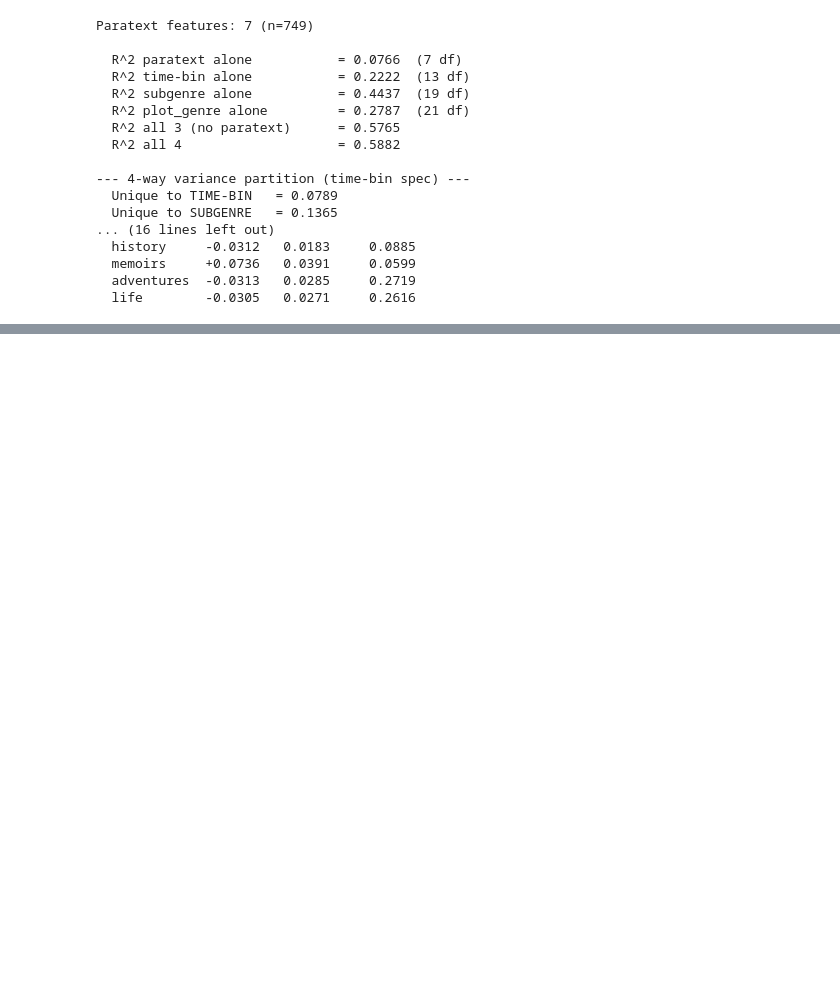
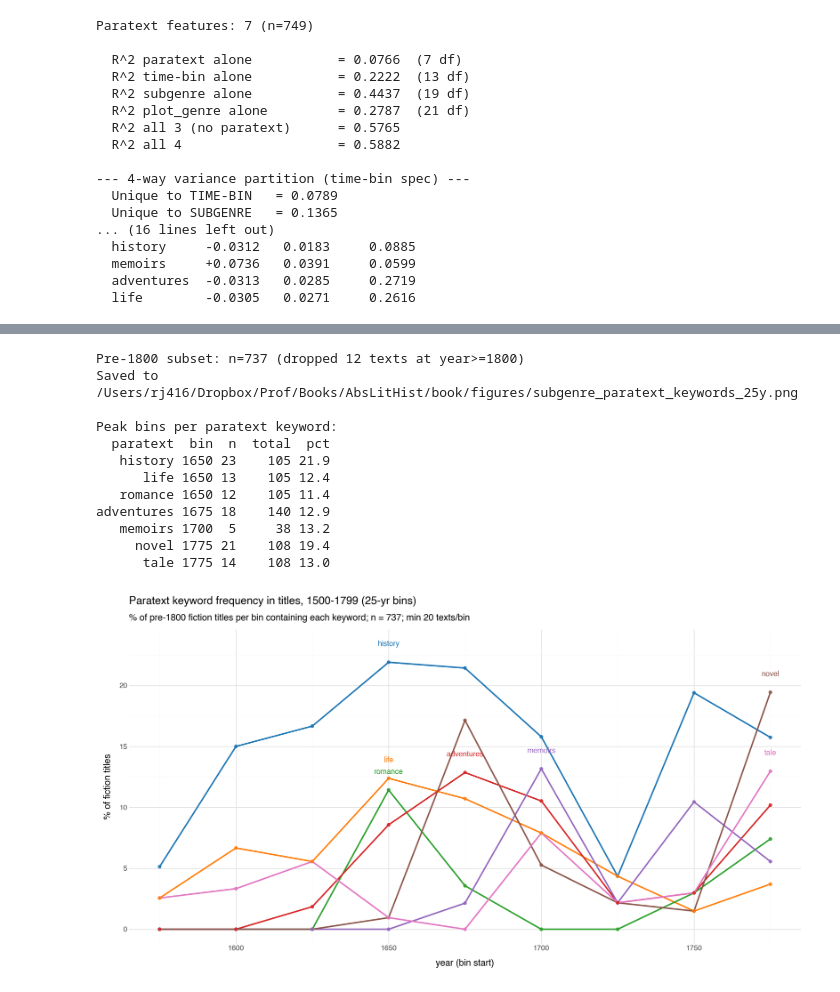
Before and after one commit to quadrismegistus/abstraction, a Jupyter notebook: notebooks/17-subgenre.ipynb, the cells around one changed output, grey strips where cells are left out. Drawn from its saved outputs; the diff is of its cells as text; code cells hidden in the pictures; blank space fills up the shorter version.

Commit message:
nb17: add paratext keyword frequency-over-time plot with peak labels
Co-Authored-By: Claude Opus 4.6 (1M context) <noreply@anthropic.com>

```diff
--- a/notebooks/17-subgenre.ipynb
+++ b/notebooks/17-subgenre.ipynb
@@ -973,0 +978,78 @@ Paratext features: 7 (n=749)
+# %%
+# Paratext keyword frequency over time. 25-yr bins, overlay with peak labels.
+# Filter to strictly pre-1800 to drop the tiny edge bin (n=12 with just 1800-dated texts).
+joint['bin'] = (joint['year'] // 25 * 25).astype(int)
+joint_pre1800 = joint[joint['year'] < 1800].copy()
+print(f'Pre-1800 subset: n={len(joint_pre1800):,} (dropped {len(joint)-len(joint_pre1800)} texts at year>=1800)')
+
+para_names = [c.replace('pt_', '') for c in PARA_COLS]
+MIN_TOTAL = 20
+
+para_long_rows = []
+for col in PARA_COLS:
+    name = col.replace('pt_', '')
+    grp = joint_pre1800.assign(has=joint_pre1800[col].astype(int)).groupby('bin').agg(
+        n=('has', 'sum'),
+        total=('has', 'count'),
+    ).reset_index()
+    grp = grp[grp['total'] >= MIN_TOTAL].copy()
+    grp['pct'] = grp['n'] / grp['total'] * 100
+    grp['paratext'] = name
+    para_long_rows.append(grp)
+para_long = pd.concat(para_long_rows, ignore_index=True)
+
+# Order by peak year (early -> late) for a left-to-right color reading
+peaks_for_order = (para_long.sort_values('pct', ascending=False)
+                   .groupby('paratext', as_index=False, observed=True).first()
+                   .sort_values('bin'))
+para_names_ordered = peaks_for_order['paratext'].tolist()
+tab10 = [mcolors.to_hex(c) for c in mcm.tab10.colors]
+para_palette = dict(zip(para_names_ordered, tab10[:len(para_names_ordered)]))
+para_long['paratext'] = pd.Categorical(para_long['paratext'],
+                                       categories=para_names_ordered, ordered=True)
+
+peak_rows_pt = (para_long.sort_values('pct', ascending=False)
+                .groupby('paratext', as_index=False, observed=True).first())
+
+p_pt = (p9.ggplot(para_long, p9.aes(x='bin', y='pct', color='paratext'))
+        + p9.geom_line(size=1.0)
+        + p9.geom_point(size=1.5, alpha=0.85)
+        + p9.geom_text(p9.aes(label='paratext'),
+                       data=peak_rows_pt,
+                       nudge_y=1.5, size=9, fontweight='bold',
+                       show_legend=False)
+        + p9.scale_color_manual(values=para_palette, breaks=para_names_ordered)
+        + p9.scale_x_continuous(breaks=range(1500, 1801, 50))
+        + p9.labs(
+            title='Paratext keyword frequency in titles, 1500-1799 (25-yr bins)',
+            subtitle=f'% of pre-1800 fiction titles per bin containing each keyword; n = {len(joint_pre1800):,}; min {MIN_TOTAL} texts/bin',
+            x='year (bin start)', y='% of fiction titles',
+            color='',
+        )
+        + p9.theme_minimal()
+        + p9.theme(figure_size=(12, 6.5), legend_position='none'))
+
+out = os.path.join(DROPBOX_FIGS, 'subgenre_paratext_keywords_25y.png')
+p_pt.save(out, dpi=300, verbose=False)
+print(f'Saved to {out}')
+
+print('\nPeak bins per paratext keyword:')
+print(peak_rows_pt[['paratext', 'bin', 'n', 'total', 'pct']]
+      .assign(pct=lambda d: d['pct'].round(1))
+      .sort_values('bin').to_string(index=False))
+
+p_pt
+# %% [output]
+Pre-1800 subset: n=737 (dropped 12 texts at year>=1800)
+Saved to /Users/rj416/Dropbox/Prof/Books/AbsLitHist/book/figures/subgenre_paratext_keywords_25y.png
+
+Peak bins per paratext keyword:
+  paratext  bin  n  total  pct
+   history 1650 23    105 21.9
+      life 1650 13    105 12.4
+   romance 1650 12    105 11.4
+adventures 1675 18    140 12.9
+   memoirs 1700  5     38 13.2
+     novel 1775 21    108 19.4
+      tale 1775 14    108 13.0
+[figure, added]
```
Also changed, not shown: parts of 1 cell of this notebook.
